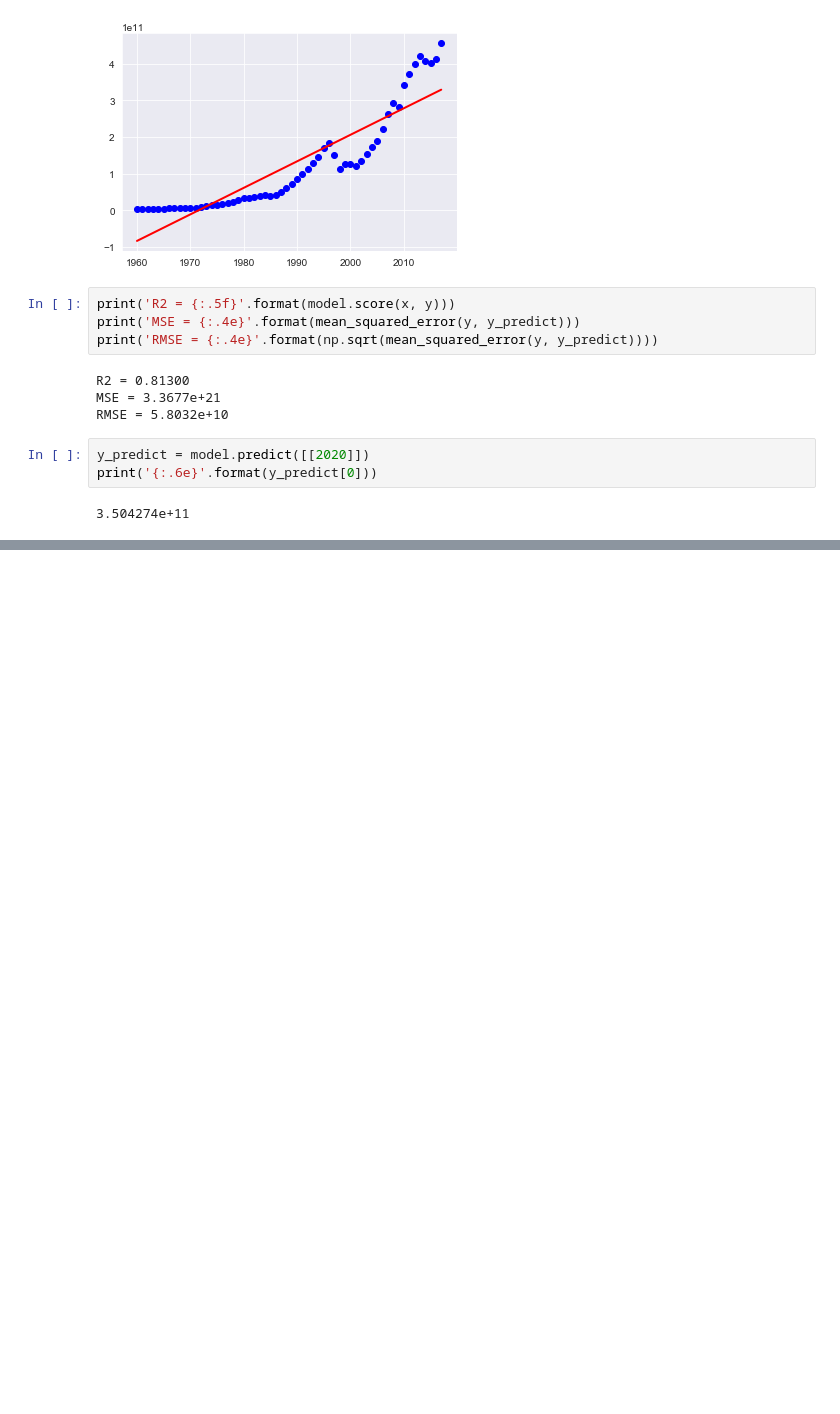
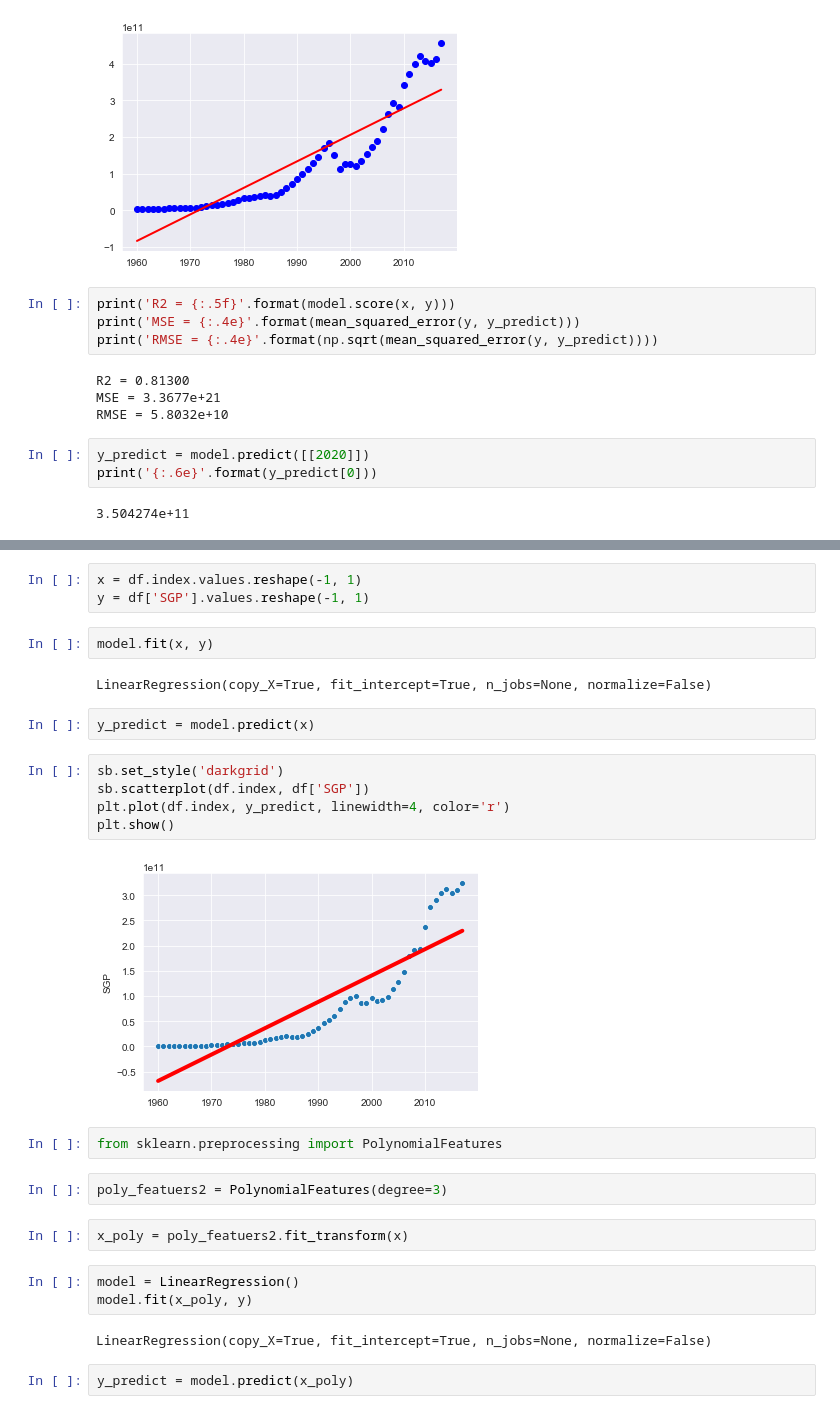
Before and after one commit to aukrit1993/my_machine_learning, a Jupyter notebook: chapter_14.ipynb, the cells around one changed output, grey strips where cells are left out. Cells and saved outputs as stored; diff of their text form; blank space fills up the shorter version.

```diff
--- a/chapter_14.ipynb
+++ b/chapter_14.ipynb
@@ -202,0 +247,29 @@ print('{:.6e}'.format(y_predict[0]))
+# %%
+x = df.index.values.reshape(-1, 1)
+y = df['SGP'].values.reshape(-1, 1)
+# %%
+model.fit(x, y)
+# %% [output]
+LinearRegression(copy_X=True, fit_intercept=True, n_jobs=None, normalize=False)
+# %%
+y_predict = model.predict(x)
+# %%
+sb.set_style('darkgrid')
+sb.scatterplot(df.index, df['SGP'])
+plt.plot(df.index, y_predict, linewidth=4, color='r')
+plt.show()
+# %% [output]
+[figure, added]
+# %%
+from sklearn.preprocessing import PolynomialFeatures
+# %%
+poly_featuers2 = PolynomialFeatures(degree=3)
+# %%
+x_poly = poly_featuers2.fit_transform(x)
+# %%
+model = LinearRegression()
+model.fit(x_poly, y)
+# %% [output]
+LinearRegression(copy_X=True, fit_intercept=True, n_jobs=None, normalize=False)
+# %%
+y_predict = model.predict(x_poly)
```
Also changed, not shown: parts of 13 cells of this notebook.
